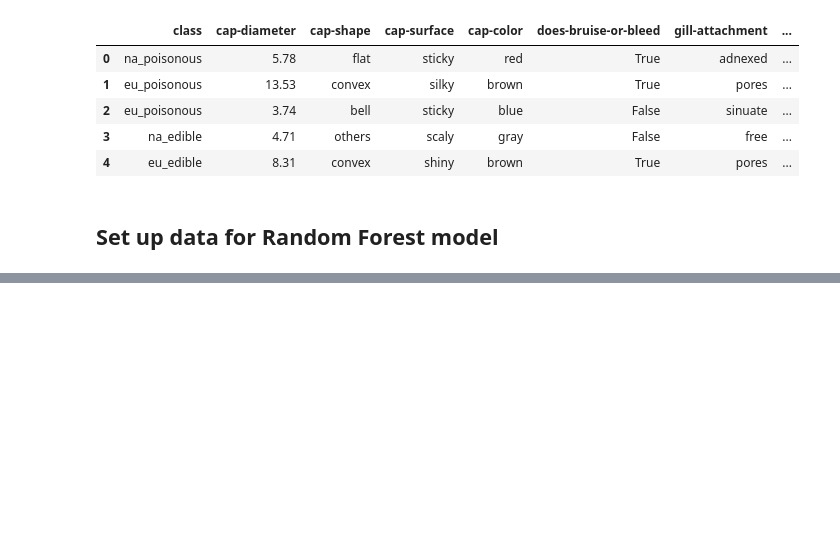
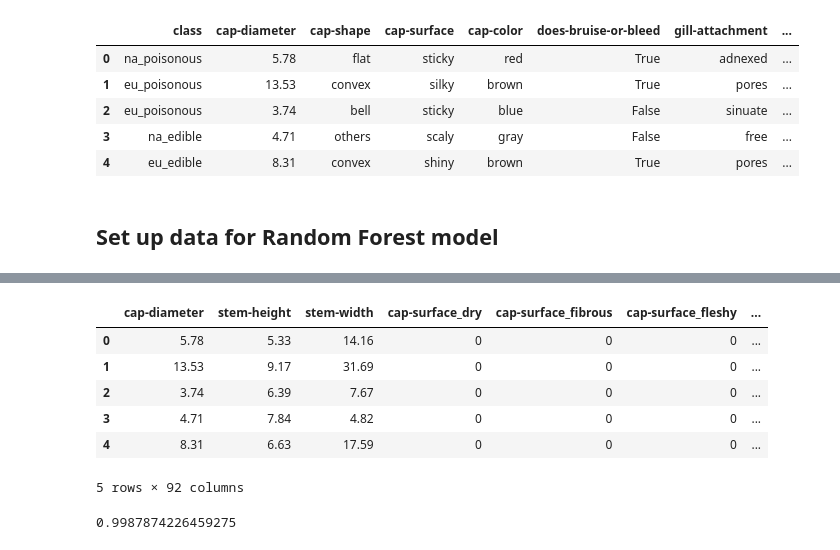
Before and after one commit to lauragabrielson/Mushroom_Classifier, a Jupyter notebook: NA data generation/four_output_machine_learning.ipynb, the cells around one changed output, grey strips where cells are left out. Drawn from its saved outputs; the diff is of its cells as text; code cells hidden in the pictures; blank space fills up the shorter version.

Commit message:
Ran RF classifier.

```diff
--- a/NA data generation/four_output_machine_learning.ipynb
+++ b/NA data generation/four_output_machine_learning.ipynb
@@ -175,0 +226,14 @@ shuffled_combined.head()
+# %%
+y = shuffled_combined_encoded["class"]
+target_names = ["eu_edible", "eu_poisonous", "na_edible", "na_poisonous"]
+
+X = shuffled_combined_encoded.drop("class", axis=1)
+X.head()
+# %% [output]
+|  | cap-diameter | stem-height | stem-width | cap-surface_dry | cap-surface_fibrous | cap-surface_fleshy | ... |
+| 0 | 5.78 | 5.33 | 14.16 | 0 | 0 | 0 | ... |
+| 1 | 13.53 | 9.17 | 31.69 | 0 | 0 | 0 | ... |
+| 2 | 3.74 | 6.39 | 7.67 | 0 | 0 | 0 | ... |
+| 3 | 4.71 | 7.84 | 4.82 | 0 | 0 | 0 | ... |
+| 4 | 8.31 | 6.63 | 17.59 | 0 | 0 | 0 | ... |
+5 rows × 92 columns
@@ -175,0 +259,8 @@ shuffled_combined.head()
+# %%
+# Run Random Forests
+
+rf = RandomForestClassifier(n_estimators=50)
+rf = rf.fit(X_train_scaled, y_train)
+rf.score(X_test_scaled, y_test)
+# %% [output]
+0.9987874226459275
```
Also changed, not shown: parts of 8 cells of this notebook.
